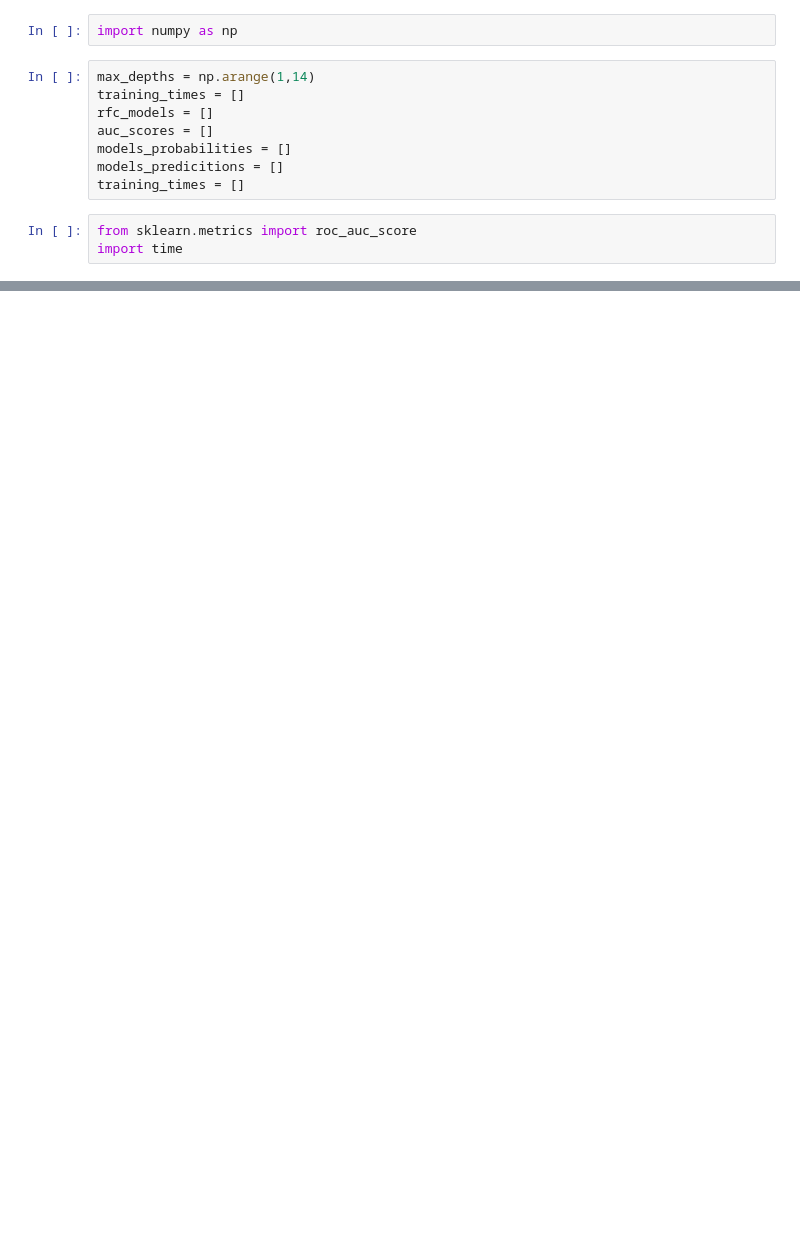
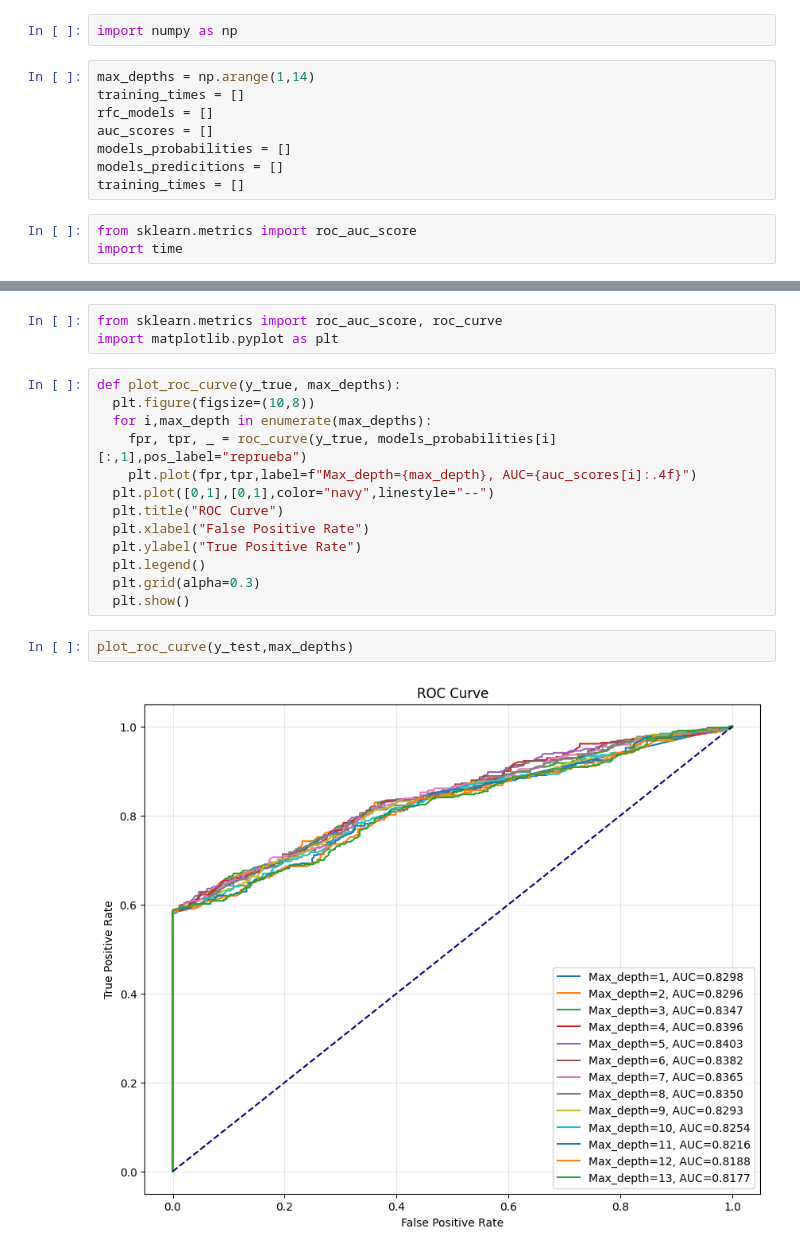
Before and after one commit to WSmithDR/espol-bootcamp-data_science, a Jupyter notebook: main.ipynb, the cells around one changed output, grey strips where cells are left out. Cells and saved outputs as stored; diff of their text form; blank space fills up the shorter version.

```diff
--- a/main.ipynb
+++ b/main.ipynb
@@ -137,0 +138,20 @@ Trained model with max_depth=13 in 2.190971612930298 seconds...
+# %%
+from sklearn.metrics import roc_auc_score, roc_curve
+import matplotlib.pyplot as plt
+# %%
+def plot_roc_curve(y_true, max_depths):
+  plt.figure(figsize=(10,8))
+  for i,max_depth in enumerate(max_depths):
+    fpr, tpr, _ = roc_curve(y_true, models_probabilities[i][:,1],pos_label="reprueba")
+    plt.plot(fpr,tpr,label=f"Max_depth={max_depth}, AUC={auc_scores[i]:.4f}")
+  plt.plot([0,1],[0,1],color="navy",linestyle="--")
+  plt.title("ROC Curve")
+  plt.xlabel("False Positive Rate")
+  plt.ylabel("True Positive Rate")
+  plt.legend()
+  plt.grid(alpha=0.3)
+  plt.show()
+# %%
+plot_roc_curve(y_test,max_depths)
+# %% [output]
+[figure, added]
```
Also changed, not shown: parts of 2 cells of this notebook.
